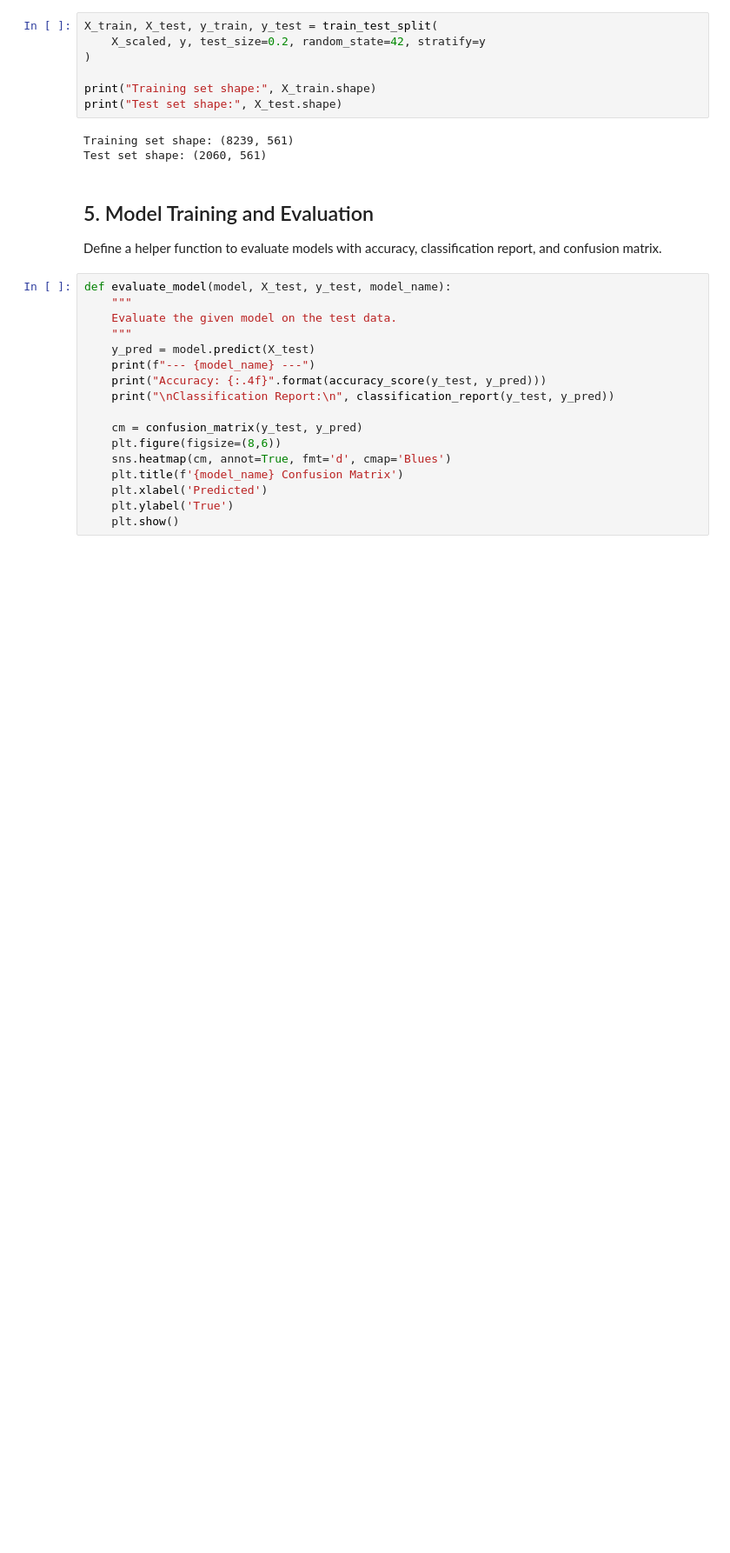
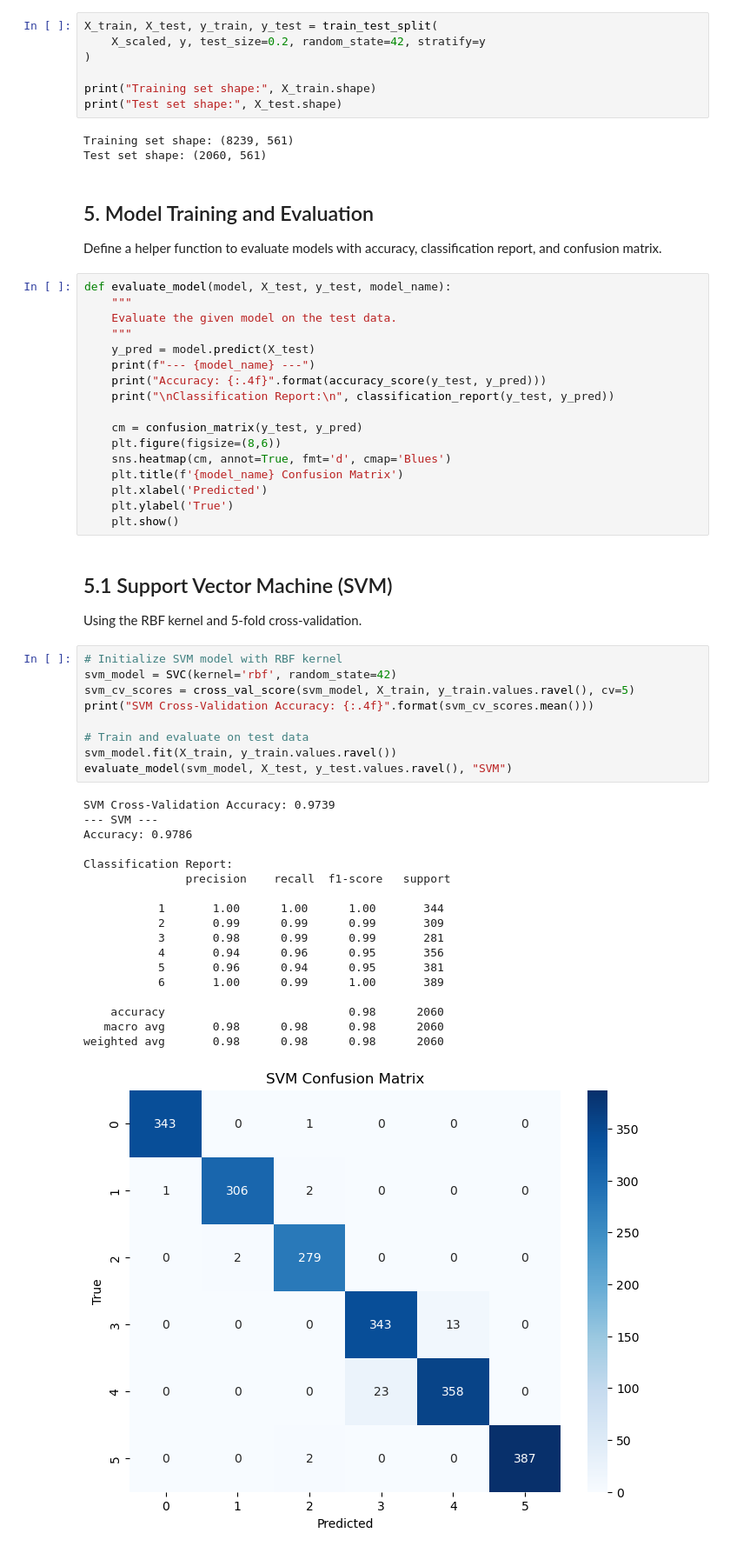
Before and after one commit to dvlsc000/AlgorithmComparison, a Jupyter notebook: algorithm_comparison.ipynb, the cells around one changed output. Shown: that part at 87% size. Drawn from its saved outputs; the diff is of its cells as text; blank space fills up the shorter version.

Commit message:
Using Support Vector Machine (SVM)

```diff
--- a/algorithm_comparison.ipynb
+++ b/algorithm_comparison.ipynb
@@ -138,3 +138,35 @@ def evaluate_model(model, X_test, y_test, model_name):
     plt.xlabel('Predicted')
     plt.ylabel('True')
     plt.show()
+# %% [markdown]
+## 5.1 Support Vector Machine (SVM)
+
+Using the RBF kernel and 5-fold cross-validation.
+# %%
+# Initialize SVM model with RBF kernel
+svm_model = SVC(kernel='rbf', random_state=42)
+svm_cv_scores = cross_val_score(svm_model, X_train, y_train.values.ravel(), cv=5)
+print("SVM Cross-Validation Accuracy: {:.4f}".format(svm_cv_scores.mean()))
+
+# Train and evaluate on test data
+svm_model.fit(X_train, y_train.values.ravel())
+evaluate_model(svm_model, X_test, y_test.values.ravel(), "SVM")
+# %% [output]
+SVM Cross-Validation Accuracy: 0.9739
+--- SVM ---
+Accuracy: 0.9786
+
+Classification Report:
+               precision    recall  f1-score   support
+
+           1       1.00      1.00      1.00       344
+           2       0.99      0.99      0.99       309
+           3       0.98      0.99      0.99       281
+           4       0.94      0.96      0.95       356
+           5       0.96      0.94      0.95       381
+           6       1.00      0.99      1.00       389
+
+    accuracy                           0.98      2060
+   macro avg       0.98      0.98      0.98      2060
+weighted avg       0.98      0.98      0.98      2060
+[figure, added]
```
